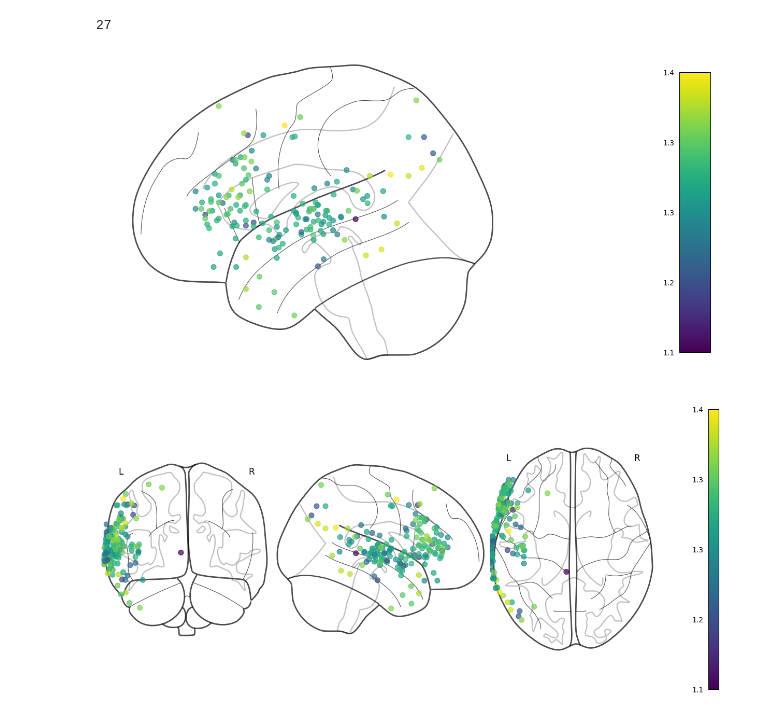
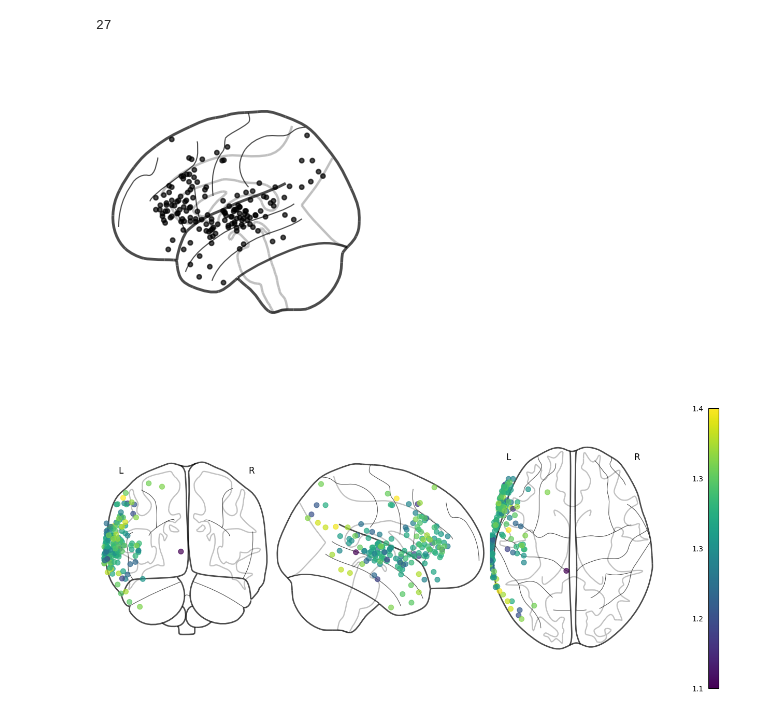
Before and after one commit to tevaughnshaw/autocorrelation, a Jupyter notebook: ECOG_Signal_Test.ipynb, the cells around one changed output. Drawn from its saved outputs; the diff is of its cells as text; code cells hidden in the pictures.

```diff
--- a/ECOG_Signal_Test.ipynb
+++ b/ECOG_Signal_Test.ipynb
@@ -384,8 +407,8 @@ plt.show()
 ACW_first = np.zeros((len(data), len(first_data)))
 # need to create ACW to fit each 10 min segment
 # create more ACW vars then concat before mean averaging?
-first_corr_results = []
-first_lag_results = []
+first_corr_results = defaultdict(list)
+first_lag_results = defaultdict(list)
 
 # split_data = [ (n_elec x samples) ]
 
@@ -403,8 +426,8 @@ for i, chunk in enumerate(first_data):
 
         ACW_first[j, i] = fwhm
 
-        first_corr_results.append(corr)
-        first_lag_results.append(lags)
+        first_corr_results[j].append(corr[3500:4500])
+        first_lag_results[j].append(lags[3500:4500])
 
 first_results = first_corr_results # correlations
 first_time = first_lag_results # time lags
@@ -433,8 +460,8 @@ array([1.26833768, 1.21843165, 1.28576362, 1.26556329, 1.29856825,
 # ACW for second 10 min segment
 ACW_second= np.zeros((len(data), len(second_data)))
 
-second_corr_results = []
-second_lag_results = []
+second_corr_results = defaultdict(list)
+second_lag_results = defaultdict(list)
 
 # split_data = [ (n_elec x samples) ]
 
@@ -450,8 +477,8 @@ for i, chunk in enumerate(second_data):
 
         ACW_second[j, i] = fwhm
 
-        second_corr_results.append(corr)
-        second_lag_results.append(lags)
+        second_corr_results[j].append(corr[3500:4500])
+        second_lag_results[j].append(lags[3500:4500])
 
 second_results = second_corr_results # correlations
 second_time = second_lag_results # time lags
@@ -480,8 +507,8 @@ array([1.37468216, 1.24475691, 1.29681084, 1.28321382, 1.29100648,
 # ACW for third 10 min segment
 ACW_third = np.zeros((len(data), len(third_data)))
 
-third_corr_results = []
-third_lag_results = []
+third_corr_results = defaultdict(list)
+third_lag_results = defaultdict(list)
 
 # split_data = [ (n_elec x samples) ]
 
@@ -497,8 +524,8 @@ for i, chunk in enumerate(third_data):
 
         ACW_third[j, i] = fwhm
 
-        third_corr_results.append(corr)
-        third_lag_results.append(lags)
+        third_corr_results[j].append(corr[3500:4500])
+        third_lag_results[j].append(lags[3500:4500])
 
 third_results = third_corr_results # correlations
 third_time = third_lag_results # time lags
@@ -615,10 +923,21 @@ num_regions
 # %% [output]
 27
 # %%
-fig, ax = plot_values(raw, second_ACW_avgs, cmap='viridis', mode='l')
-fig.show()
+plotting.plot_markers(
+    node_values=first_ACW_avgs,
+    node_coords = node_coordinates,
+    node_cmap='Grays',
+    node_size=10,
+    node_vmin=0.9,
+    node_vmax=0.9,
+    # title = 'ACW (Theta Power 4-8Hz)',
+    colorbar=False,
+    display_mode='l'
+)
+plt.savefig('electrode-placement.svg')
+plt.show()
 # %% [output]
-[figure, old version]
+[figure, new version]
 # %%
 second_chunk_acw = ACW_second.mean(-1)
 
```
Also changed, not shown: parts of 26 cells of this notebook.
